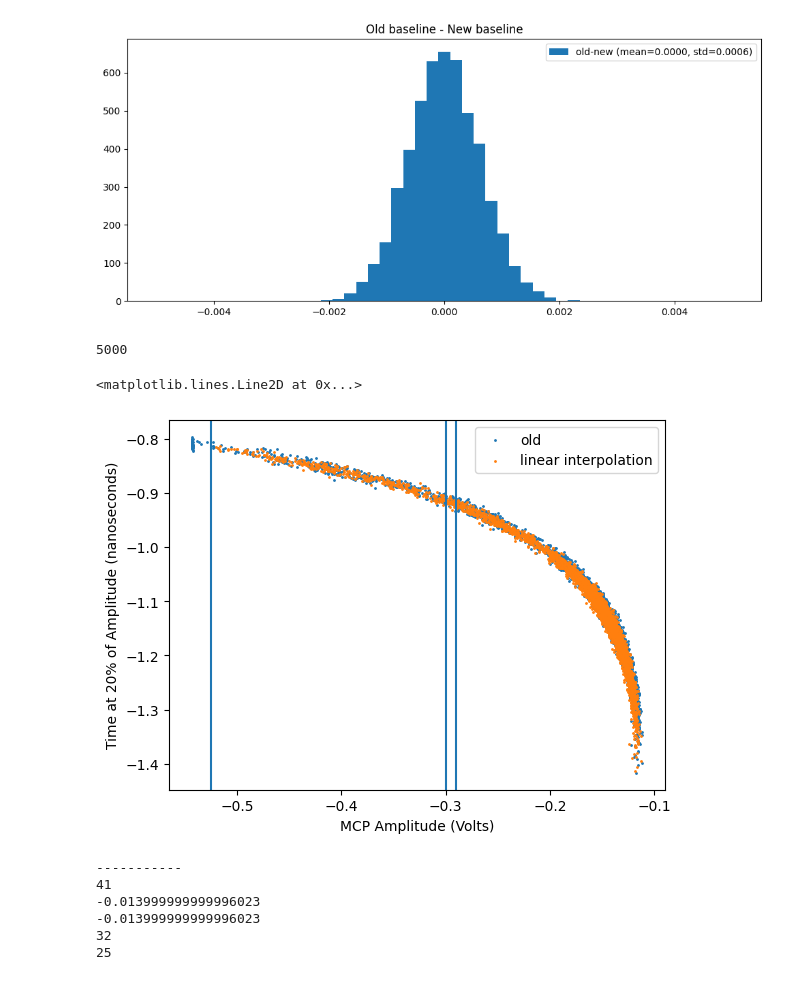
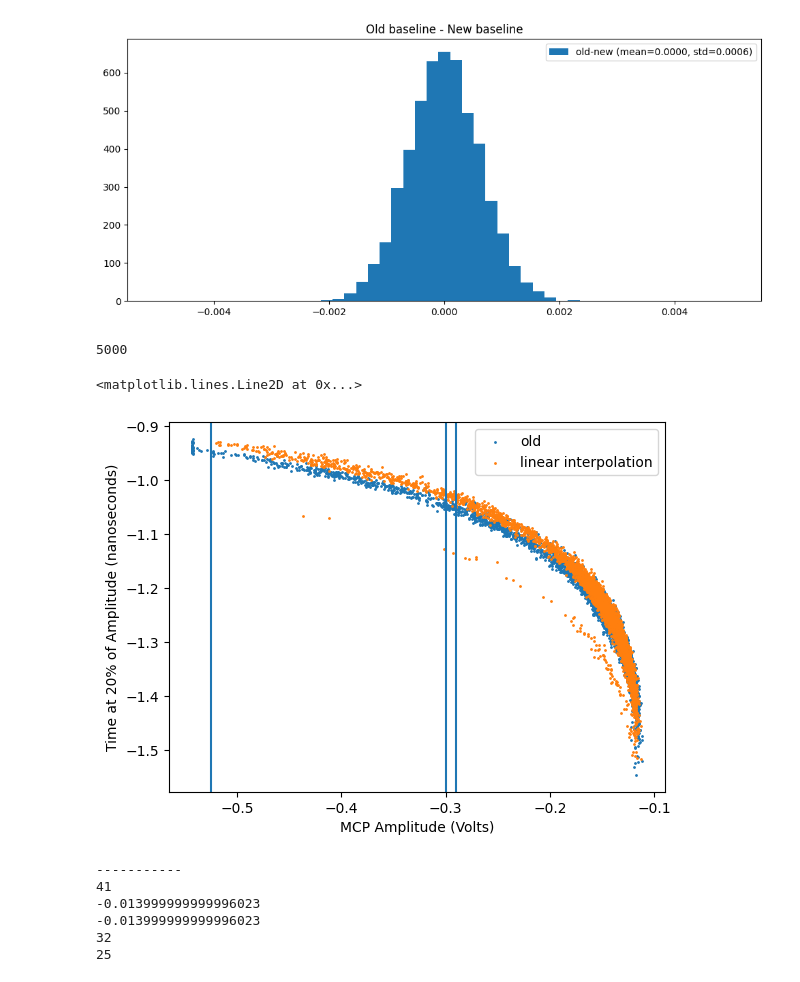
Before and after one commit to leonardolanteri/ETL_TestingDAQ, a Jupyter notebook: notebooks/mcp_manual_fitter_2.ipynb, the cells around one changed output. Drawn from its saved outputs; the diff is of its cells as text; code cells hidden in the pictures.

```diff
--- a/notebooks/mcp_manual_fitter_2.ipynb
+++ b/notebooks/mcp_manual_fitter_2.ipynb
@@ -112,12 +112,12 @@ importlib.reload(lecroy)
 #             break
 #     return np.array(time_of_threshold)
 
-def linear_interpolation(x, y, peak_xs, threshold=0.4):
+def linear_interpolation(x, y, peak_xs, threshold=0.2):
     rising_volts_mask = x < peak_xs[:, np.newaxis]
     rising_ns = np.where(rising_volts_mask, x, np.NaN)
     rising_v = np.where(rising_volts_mask, y, np.NaN)
 
-    upper_idx = np.argmax(rising_v > 0.4, axis=1)
+    upper_idx = np.argmax(rising_v > 0.2, axis=1)
     lower_idx = upper_idx - 1
 
     event_idx = range(len(upper_idx))
@@ -126,13 +126,13 @@ def linear_interpolation(x, y, peak_xs, threshold=0.4):
     y1, y2 = rising_ns[event_idx, lower_idx], rising_ns[event_idx, upper_idx]
     return ((y2 - y1)*threshold + x2*y1 - x1*y2) / (x2 - x1)
 
-ref_data = lecroy.LecroyReader("/home/users/hswanson13/ETL_TestingDAQ/unit_test/input_data/run_5100/C1--Trace5100.trc")
+ref_data = lecroy.LecroyReader("/home/users/hswanson13/ETL_TestingDAQ/unit_test/input_data/run_5100/C3--Trace5100.trc")
 _, chorz = ref_data.segment_times
 
 old = uproot.open(
 "/home/users/hswanson13/ETL_TestingDAQ/unit_test/asserted_output/run_5100/run_5100.root")["pulse"].arrays()
 old_lp2 = old.LP2_20[:,1]
-old_lp2 = old.LP2_40[:,1]
+#old_lp2 = old.LP2_40[:,1]
 old_amp = -old.amp[:,1]/1000
 # old_baseline = old.baseline[:,1]/1000
 # old_baseline_RMS = old.baseline_RMS[:,1]
@@ -143,35 +143,35 @@ conv_old = uproot.open(
 "/home/users/hswanson13/ETL_TestingDAQ/unit_test/asserted_output/run_5100/converted_run5100.root")["pulse"].arrays()
 old_nano_times = conv_old.time[:,0]*1e9
 old_nano_times = old_nano_times.to_numpy()
 old_volts = conv_old.channel[:,1].to_numpy()
 old_toffset = conv_old.timeoffsets[:,1]*1e9
 mcp_data = lecroy.LecroyReader("/home/users/hswanson13/ETL_TestingDAQ/unit_test/input_data/run_5100/C2--Trace5100.trc")
 _, horz_off = mcp_data.segment_times
 
 scaled_s, scaled_v = mcp.MCPSignalScaler.normalize(mcp_data.x*1e9, mcp_data.y)
 peak_xs, peak_ys = mcp.MCPSignalScaler._calc_mcp_peaks(scaled_s, mcp_data.y)
 
 plt.scatter(old_amp, old_lp2*10**9, s=1, label="old")
 
 # # 2. Linear interpolation
 toff = (chorz - horz_off)*1e9
-time_L20 = linear_interpolation(scaled_s, scaled_v, peak_xs) #+toff
+time_L20 = linear_interpolation(scaled_s, scaled_v, peak_xs) + toff
 
 print(len(time_L20))
 # good_fits = (time_L20 != 0) & (time_L20 > -3)
 plt.scatter(peak_ys, time_L20, s=1, label="linear interpolation")
 
 plt.xlabel("MCP Amplitude (Volts)")
 plt.ylabel("Time at 20% of Amplitude (nanoseconds)")
 plt.legend()
 
 plt.axvline(-0.3)
 plt.axvline(-0.29)
 plt.axvline(mcp_data.minVerticalValue)
 # %% [output]
 5000
 <matplotlib.lines.Line2D at 0x...>
-[figure, old version]
+[figure, new version]
 # %%
 # Investigation of large signals
 importlib.reload(mcp)
```
Also changed, not shown: 2 other files.
